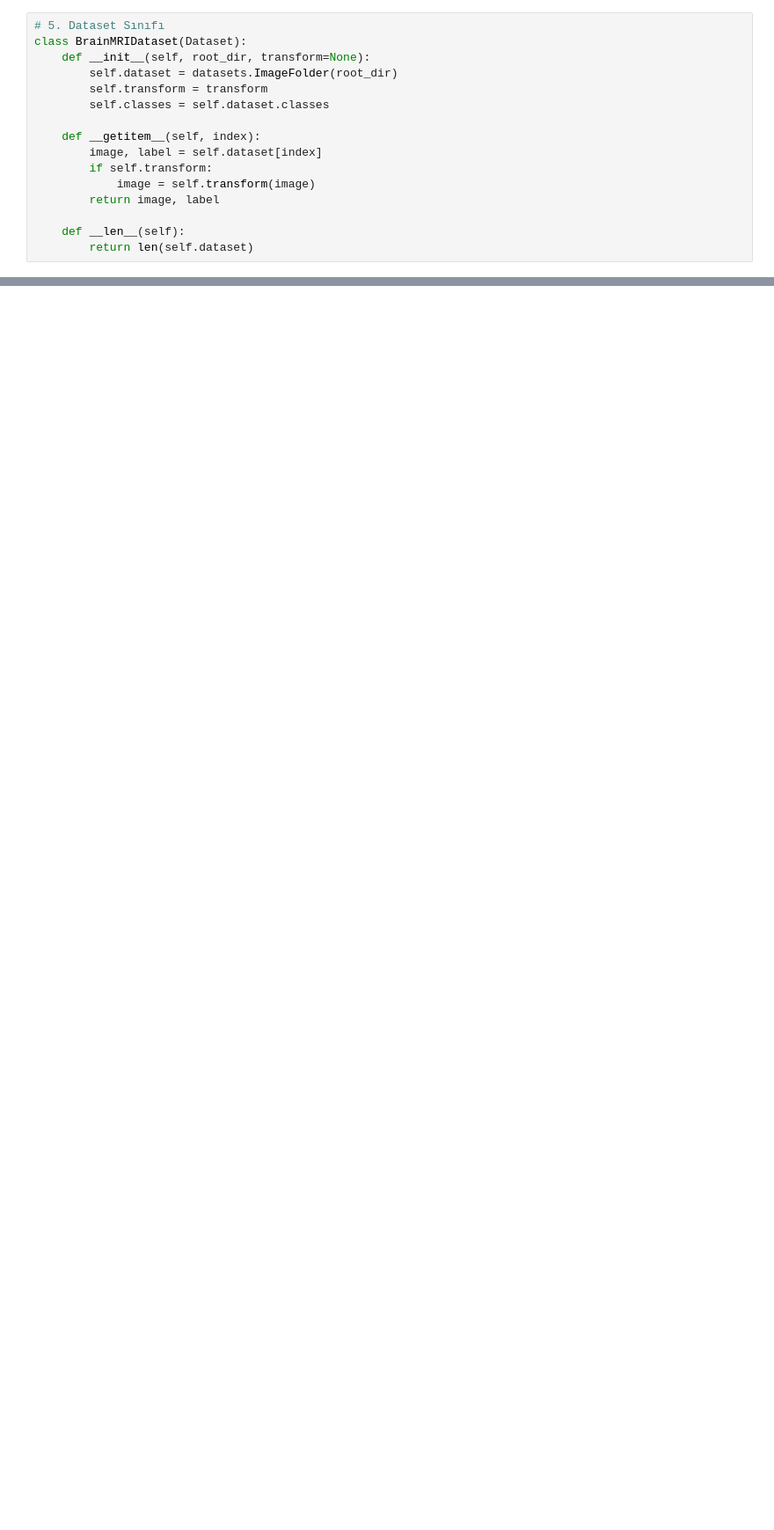
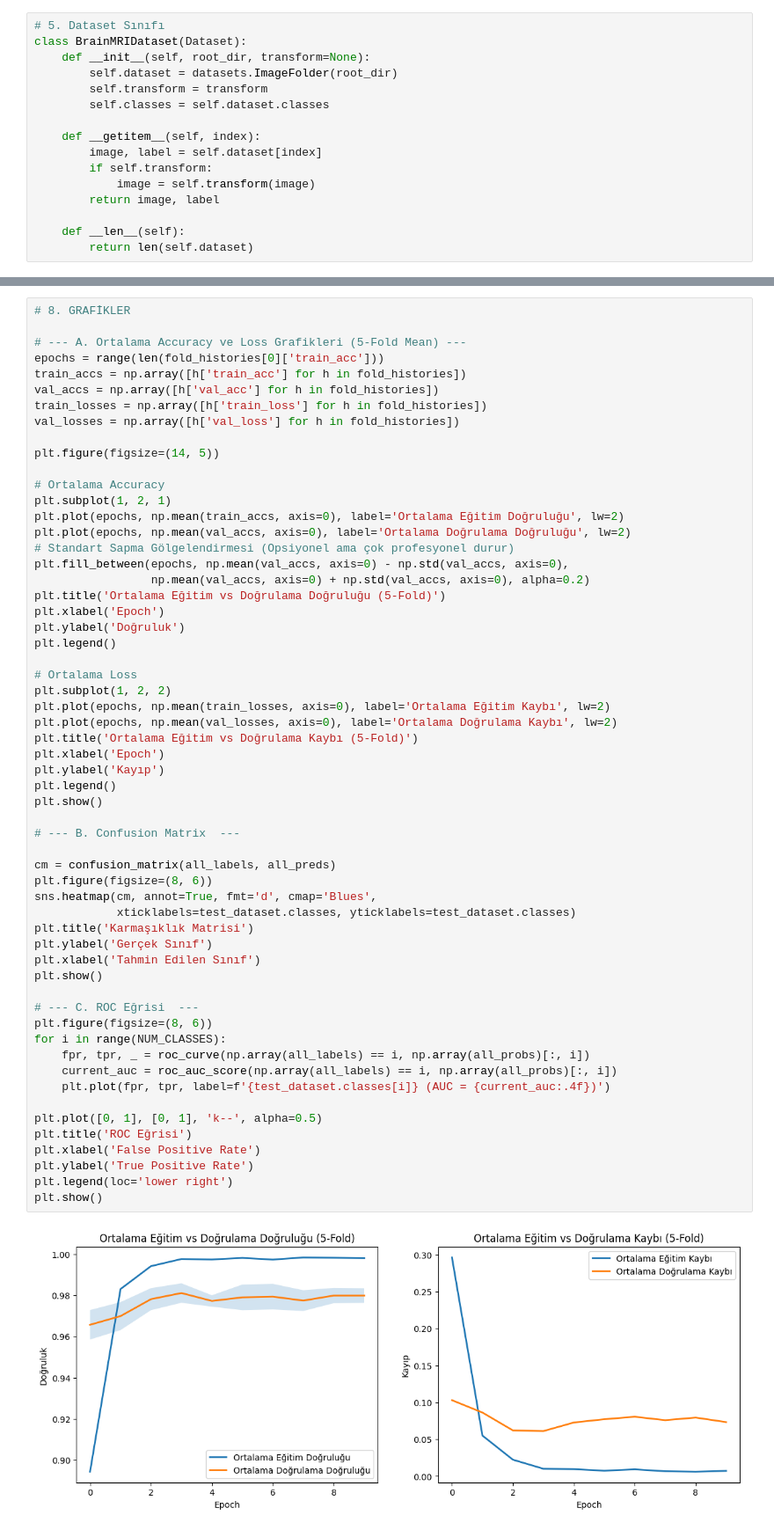
Before and after one commit to ozlemakboyraz/Brain-Classification-Project, a Jupyter notebook: DenseNet121.ipynb, the cells around one changed output, grey strips where cells are left out. Shown at 88% size. Cells and saved outputs as stored; diff of their text form; blank space fills up the shorter version.

```diff
--- a/DenseNet121.ipynb
+++ b/DenseNet121.ipynb
@@ -326,0 +279,60 @@ plt.show()
+# %%
+# 8. GRAFİKLER
+
+# --- A. Ortalama Accuracy ve Loss Grafikleri (5-Fold Mean) ---
+epochs = range(len(fold_histories[0]['train_acc']))
+train_accs = np.array([h['train_acc'] for h in fold_histories])
+val_accs = np.array([h['val_acc'] for h in fold_histories])
+train_losses = np.array([h['train_loss'] for h in fold_histories])
+val_losses = np.array([h['val_loss'] for h in fold_histories])
+
+plt.figure(figsize=(14, 5))
+
+# Ortalama Accuracy
+plt.subplot(1, 2, 1)
+plt.plot(epochs, np.mean(train_accs, axis=0), label='Ortalama Eğitim Doğruluğu', lw=2)
+plt.plot(epochs, np.mean(val_accs, axis=0), label='Ortalama Doğrulama Doğruluğu', lw=2)
+# Standart Sapma Gölgelendirmesi (Opsiyonel ama çok profesyonel durur)
+plt.fill_between(epochs, np.mean(val_accs, axis=0) - np.std(val_accs, axis=0),
+                 np.mean(val_accs, axis=0) + np.std(val_accs, axis=0), alpha=0.2)
+plt.title('Ortalama Eğitim vs Doğrulama Doğruluğu (5-Fold)')
+plt.xlabel('Epoch')
+plt.ylabel('Doğruluk')
+plt.legend()
+
+# Ortalama Loss
+plt.subplot(1, 2, 2)
+plt.plot(epochs, np.mean(train_losses, axis=0), label='Ortalama Eğitim Kaybı', lw=2)
+plt.plot(epochs, np.mean(val_losses, axis=0), label='Ortalama Doğrulama Kaybı', lw=2)
+plt.title('Ortalama Eğitim vs Doğrulama Kaybı (5-Fold)')
+plt.xlabel('Epoch')
+plt.ylabel('Kayıp')
+plt.legend()
+plt.show()
+
+# --- B. Confusion Matrix  ---
+
+cm = confusion_matrix(all_labels, all_preds)
+plt.figure(figsize=(8, 6))
+sns.heatmap(cm, annot=True, fmt='d', cmap='Blues',
+            xticklabels=test_dataset.classes, yticklabels=test_dataset.classes)
+plt.title('Karmaşıklık Matrisi')
+plt.ylabel('Gerçek Sınıf')
+plt.xlabel('Tahmin Edilen Sınıf')
+plt.show()
+
+# --- C. ROC Eğrisi  ---
+plt.figure(figsize=(8, 6))
+for i in range(NUM_CLASSES):
+    fpr, tpr, _ = roc_curve(np.array(all_labels) == i, np.array(all_probs)[:, i])
+    current_auc = roc_auc_score(np.array(all_labels) == i, np.array(all_probs)[:, i])
+    plt.plot(fpr, tpr, label=f'{test_dataset.classes[i]} (AUC = {current_auc:.4f})')
+
+plt.plot([0, 1], [0, 1], 'k--', alpha=0.5)
+plt.title('ROC Eğrisi')
+plt.xlabel('False Positive Rate')
+plt.ylabel('True Positive Rate')
+plt.legend(loc='lower right')
+plt.show()
+# %% [output]
+[figure, added]
```
Also changed, not shown: parts of 6 cells of this notebook.
